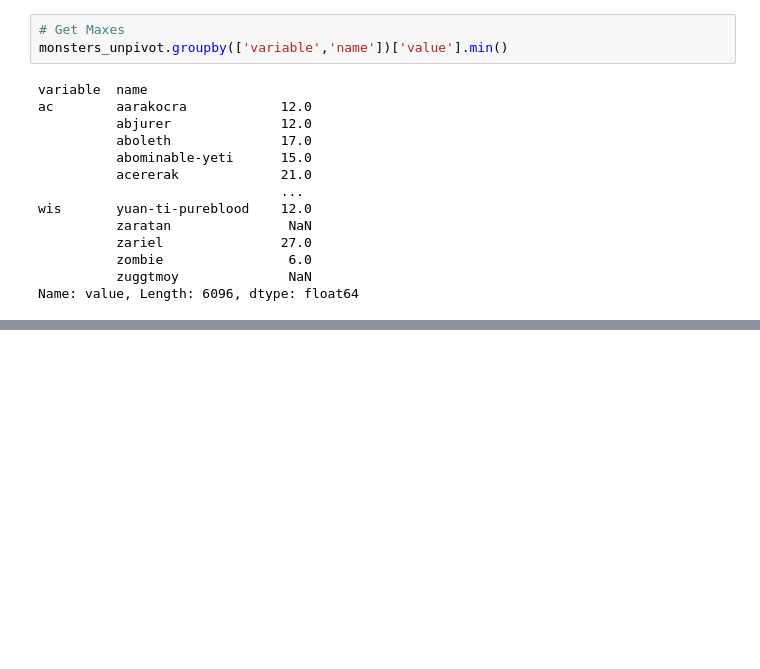
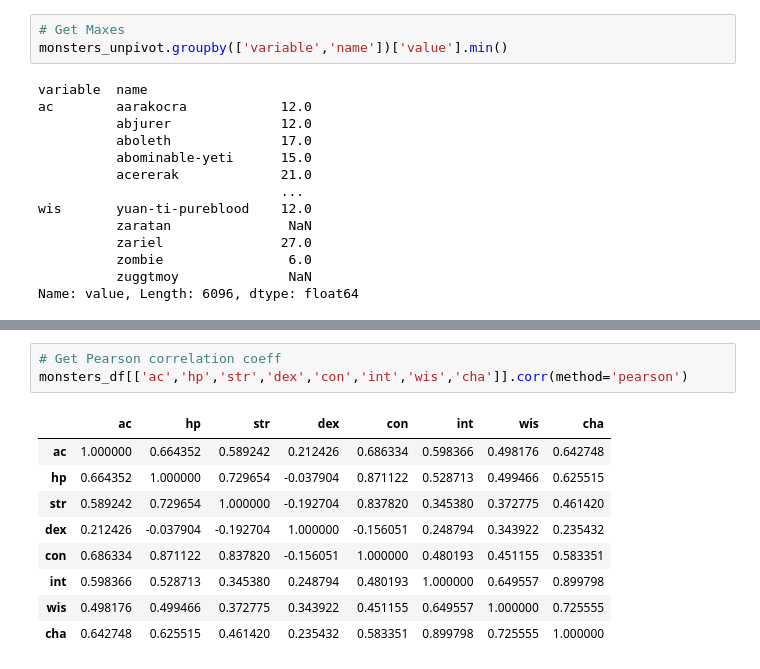
Before and after one commit to seancary62/DND_Tools, a Jupyter notebook: dnd-5e-monster-exploration.ipynb, the cells around one changed output, grey strips where cells are left out. Saved outputs shown, nothing was run; the diff lists cells and outputs as text; blank space fills up the shorter version.

Commit message:
pearson and kendall correlation coefficients

```diff
--- a/dnd-5e-monster-exploration.ipynb
+++ b/dnd-5e-monster-exploration.ipynb
@@ -276,3 +270,16 @@ Min INT:
 | 563 | scorpion | 0 | beast | Tiny | 11 | 1 | NaN | unaligned | NaN | Monster Manual (SRD) | 2.0 | ... |
 | 553 | rug-of-smothering | 2 | construct | Large | 12 | 33 | NaN | unaligned | NaN | Monster Manual (SRD) | 17.0 | ... |
 ... (4 outputs left out)
+# %%
+# Get Pearson correlation coeff
+monsters_df[['ac','hp','str','dex','con','int','wis','cha']].corr(method='pearson')
+# %% [output]
+|  | ac | hp | str | dex | con | int | wis | cha |
+| ac | 1.000000 | 0.664352 | 0.589242 | 0.212426 | 0.686334 | 0.598366 | 0.498176 | 0.642748 |
+| hp | 0.664352 | 1.000000 | 0.729654 | -0.037904 | 0.871122 | 0.528713 | 0.499466 | 0.625515 |
+| str | 0.589242 | 0.729654 | 1.000000 | -0.192704 | 0.837820 | 0.345380 | 0.372775 | 0.461420 |
+| dex | 0.212426 | -0.037904 | -0.192704 | 1.000000 | -0.156051 | 0.248794 | 0.343922 | 0.235432 |
+| con | 0.686334 | 0.871122 | 0.837820 | -0.156051 | 1.000000 | 0.480193 | 0.451155 | 0.583351 |
+| int | 0.598366 | 0.528713 | 0.345380 | 0.248794 | 0.480193 | 1.000000 | 0.649557 | 0.899798 |
+| wis | 0.498176 | 0.499466 | 0.372775 | 0.343922 | 0.451155 | 0.649557 | 1.000000 | 0.725555 |
+| cha | 0.642748 | 0.625515 | 0.461420 | 0.235432 | 0.583351 | 0.899798 | 0.725555 | 1.000000 |
```
Also changed, not shown: parts of 5 cells of this notebook.
